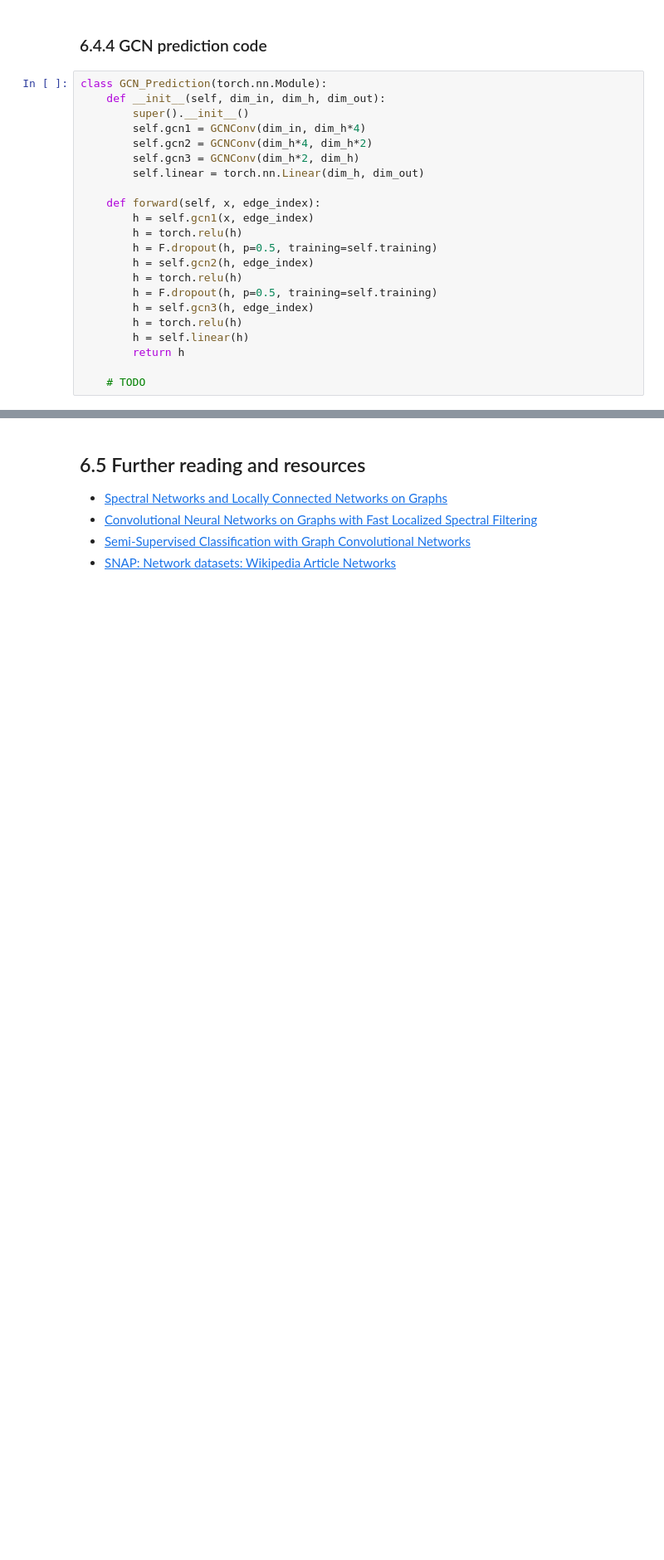
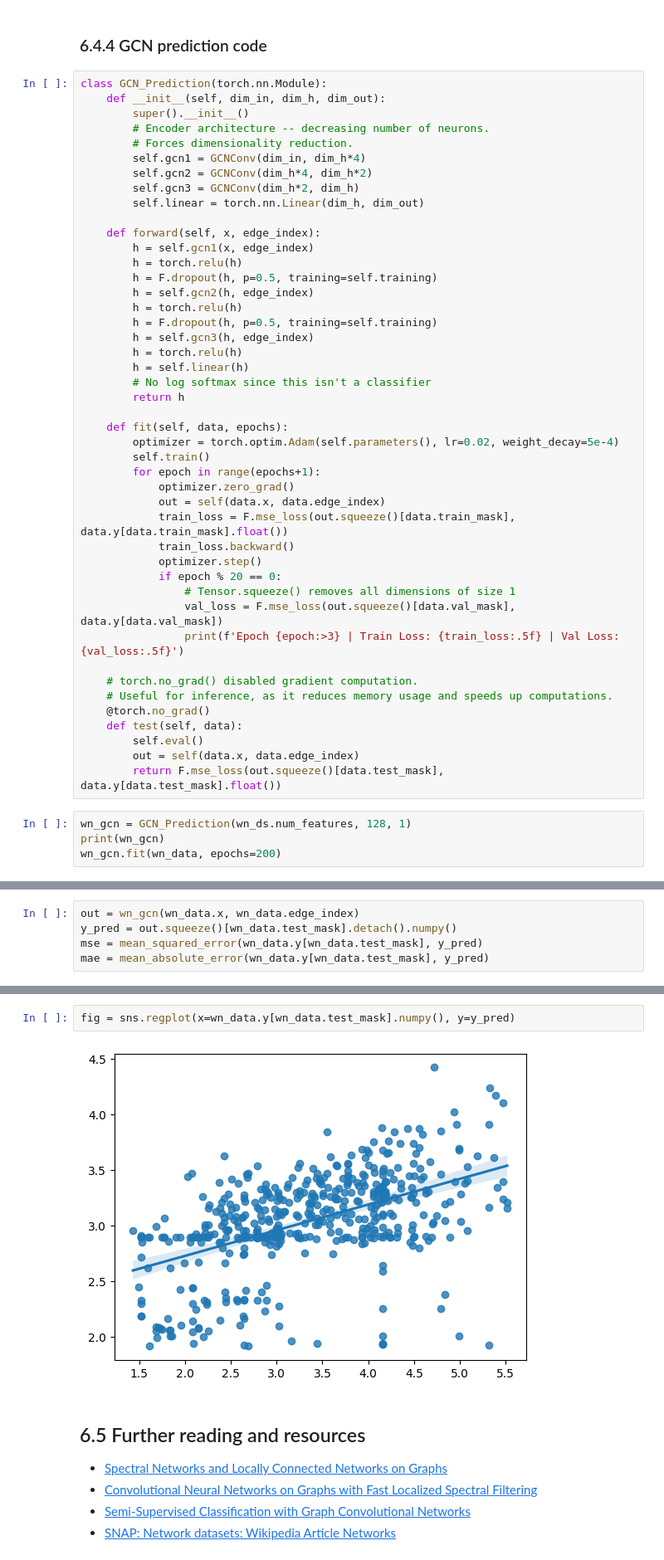
Before and after one commit to williewheeler/gnn-demos, a Jupyter notebook: 06-GCN.ipynb, the cells around one changed output, grey strips where cells are left out. Shown at 83% size. Drawn from its saved outputs; the diff is of its cells as text; blank space fills up the shorter version.

```diff
--- a/06-GCN.ipynb
+++ b/06-GCN.ipynb
@@ -356,6 +359,8 @@ sns.histplot(wn_df['target'], kde=True, stat='density')
 class GCN_Prediction(torch.nn.Module):
     def __init__(self, dim_in, dim_h, dim_out):
         super().__init__()
+        # Encoder architecture -- decreasing number of neurons.
+        # Forces dimensionality reduction.
         self.gcn1 = GCNConv(dim_in, dim_h*4)
         self.gcn2 = GCNConv(dim_h*4, dim_h*2)
         self.gcn3 = GCNConv(dim_h*2, dim_h)
@@ -371,6 +376,31 @@ class GCN_Prediction(torch.nn.Module):
         h = self.gcn3(h, edge_index)
         h = torch.relu(h)
         h = self.linear(h)
+        # No log softmax since this isn't a classifier
         return h
 
-    # TODO
+    def fit(self, data, epochs):
+        optimizer = torch.optim.Adam(self.parameters(), lr=0.02, weight_decay=5e-4)
+        self.train()
+        for epoch in range(epochs+1):
+            optimizer.zero_grad()
+            out = self(data.x, data.edge_index)
+            train_loss = F.mse_loss(out.squeeze()[data.train_mask], data.y[data.train_mask].float())
+            train_loss.backward()
+            optimizer.step()
+            if epoch % 20 == 0:
+                # Tensor.squeeze() removes all dimensions of size 1
+                val_loss = F.mse_loss(out.squeeze()[data.val_mask], data.y[data.val_mask])
+                print(f'Epoch {epoch:>3} | Train Loss: {train_loss:.5f} | Val Loss: {val_loss:.5f}')
+
+    # torch.no_grad() disabled gradient computation.
+    # Useful for inference, as it reduces memory usage and speeds up computations.
+    @torch.no_grad()
+    def test(self, data):
+        self.eval()
+        out = self(data.x, data.edge_index)
+        return F.mse_loss(out.squeeze()[data.test_mask], data.y[data.test_mask].float())
+# %%
+wn_gcn = GCN_Prediction(wn_ds.num_features, 128, 1)
+print(wn_gcn)
+wn_gcn.fit(wn_data, epochs=200)
@@ -376,0 +430,5 @@ class GCN_Prediction(torch.nn.Module):
+# %%
+out = wn_gcn(wn_data.x, wn_data.edge_index)
+y_pred = out.squeeze()[wn_data.test_mask].detach().numpy()
+mse = mean_squared_error(wn_data.y[wn_data.test_mask], y_pred)
+mae = mean_absolute_error(wn_data.y[wn_data.test_mask], y_pred)
@@ -377,3 +443,7 @@ class GCN_Prediction(torch.nn.Module):
+# %%
+fig = sns.regplot(x=wn_data.y[wn_data.test_mask].numpy(), y=y_pred)
+# %% [output]
+[figure, added]
 # %% [markdown]
 ## 6.5 Further reading and resources
 
```
Also changed, not shown: parts of 17 cells of this notebook.
